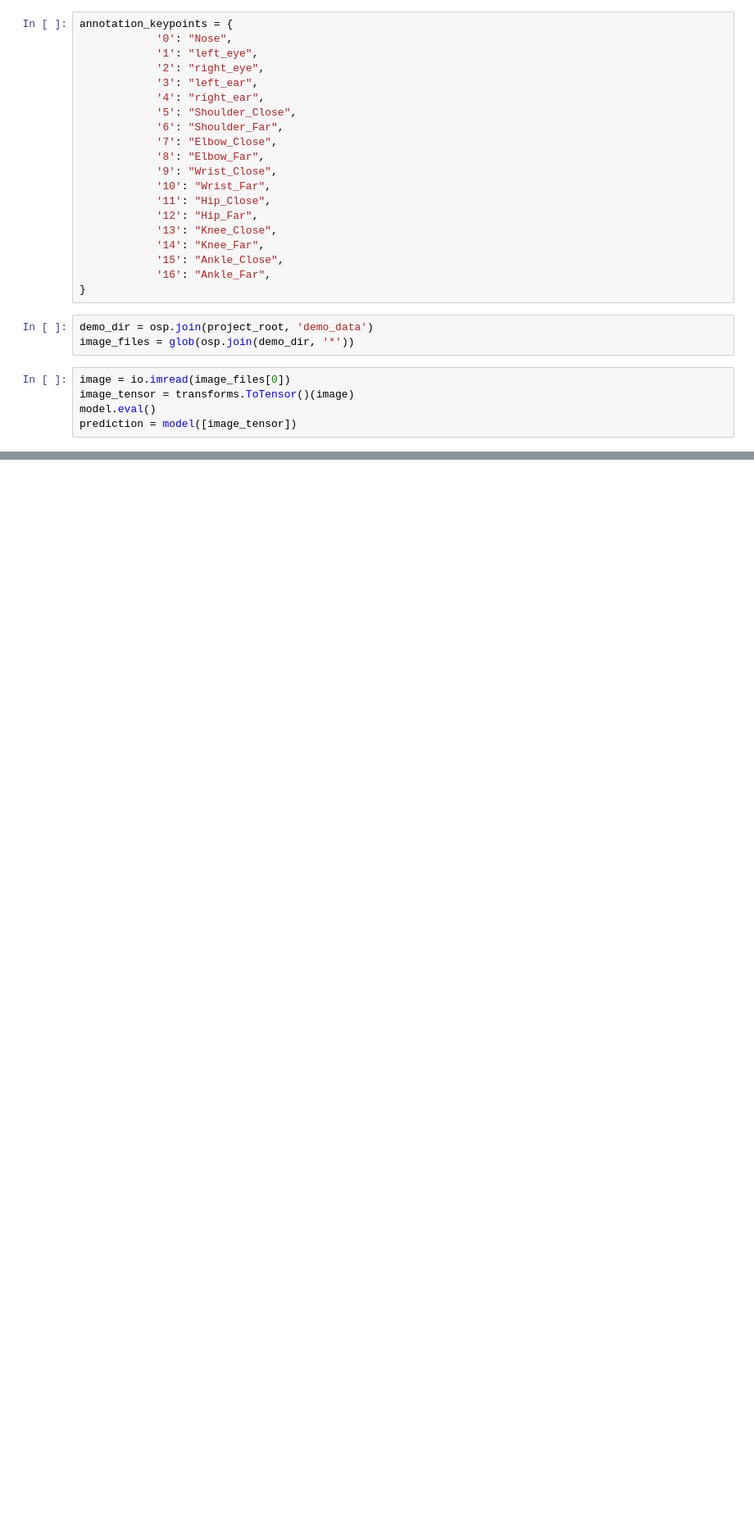
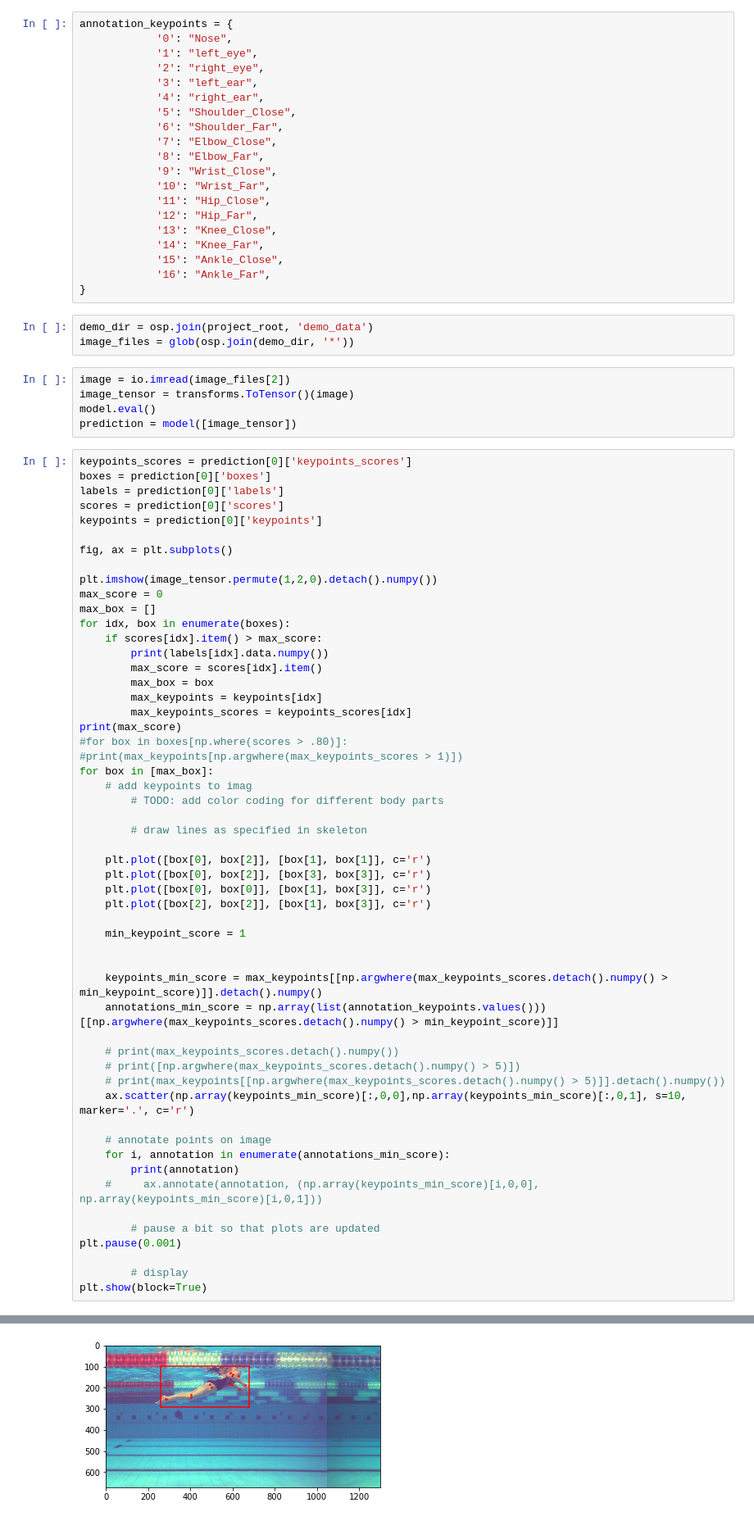
Before and after one commit to agvdndor/Swimming-Stroke-Rate-Analysis, a Jupyter notebook: tools/test_inference.ipynb, the cells around one changed output, grey strips where cells are left out. Shown at 82% size. Drawn from its saved outputs; the diff is of its cells as text; blank space fills up the shorter version.

```diff
--- a/tools/test_inference.ipynb
+++ b/tools/test_inference.ipynb
@@ -63,7 +65,62 @@ annotation_keypoints = {
 demo_dir = osp.join(project_root, 'demo_data')
 image_files = glob(osp.join(demo_dir, '*'))
 # %%
-image = io.imread(image_files[0])
+image = io.imread(image_files[2])
 image_tensor = transforms.ToTensor()(image)
 model.eval()
 prediction = model([image_tensor])
+# %%
+keypoints_scores = prediction[0]['keypoints_scores']
+boxes = prediction[0]['boxes']
+labels = prediction[0]['labels']
+scores = prediction[0]['scores']
+keypoints = prediction[0]['keypoints']
+
+fig, ax = plt.subplots()
+
+plt.imshow(image_tensor.permute(1,2,0).detach().numpy())
+max_score = 0
+max_box = []
+for idx, box in enumerate(boxes):
+    if scores[idx].item() > max_score:
+        print(labels[idx].data.numpy())
+        max_score = scores[idx].item()
+        max_box = box
+        max_keypoints = keypoints[idx]
+        max_keypoints_scores = keypoints_scores[idx]
+print(max_score)
+#for box in boxes[np.where(scores > .80)]:
+#print(max_keypoints[np.argwhere(max_keypoints_scores > 1)])
+for box in [max_box]:
+    # add keypoints to imag
+        # TODO: add color coding for different body parts
+
+        # draw lines as specified in skeleton
+
+    plt.plot([box[0], box[2]], [box[1], box[1]], c='r')
+    plt.plot([box[0], box[2]], [box[3], box[3]], c='r')
+    plt.plot([box[0], box[0]], [box[1], box[3]], c='r')
+    plt.plot([box[2], box[2]], [box[1], box[3]], c='r')
+
+    min_keypoint_score = 1
+
+
+    keypoints_min_score = max_keypoints[[np.argwhere(max_keypoints_scores.detach().numpy() > min_keypoint_score)]].detach().numpy()
+    annotations_min_score = np.array(list(annotation_keypoints.values()))[[np.argwhere(max_keypoints_scores.detach().numpy() > min_keypoint_score)]]
+
+    # print(max_keypoints_scores.detach().numpy())
+    # print([np.argwhere(max_keypoints_scores.detach().numpy() > 5)])
+    # print(max_keypoints[[np.argwhere(max_keypoints_scores.detach().numpy() > 5)]].detach().numpy())
+    ax.scatter(np.array(keypoints_min_score)[:,0,0],np.array(keypoints_min_score)[:,0,1], s=10, marker='.', c='r')
+
+    # annotate points on image
+    for i, annotation in enumerate(annotations_min_score):
+        print(annotation)
+    #     ax.annotate(annotation, (np.array(keypoints_min_score)[i,0,0], np.array(keypoints_min_score)[i,0,1]))
+
+        # pause a bit so that plots are updated
+plt.pause(0.001)
+
+        # display
+plt.show(block=True)
+# %% [output]
@@ -69,0 +143 @@ prediction = model([image_tensor])
+[figure, added]
```
Also changed, not shown: parts of 3 cells of this notebook, 5 other files.
